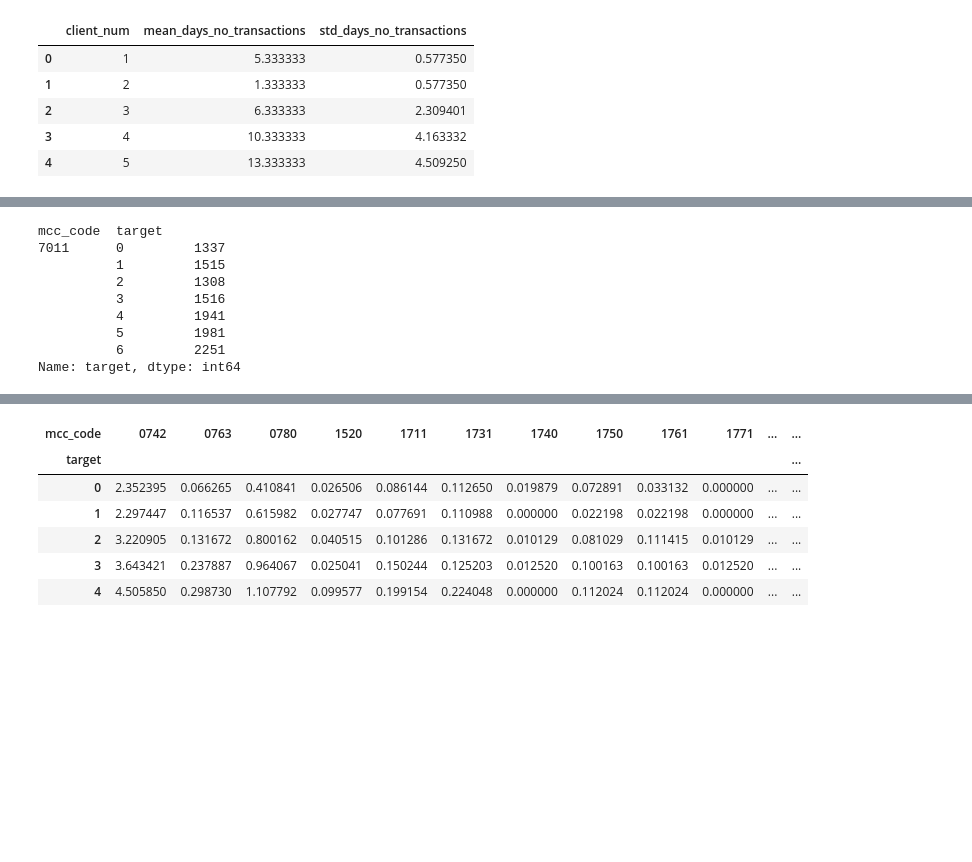
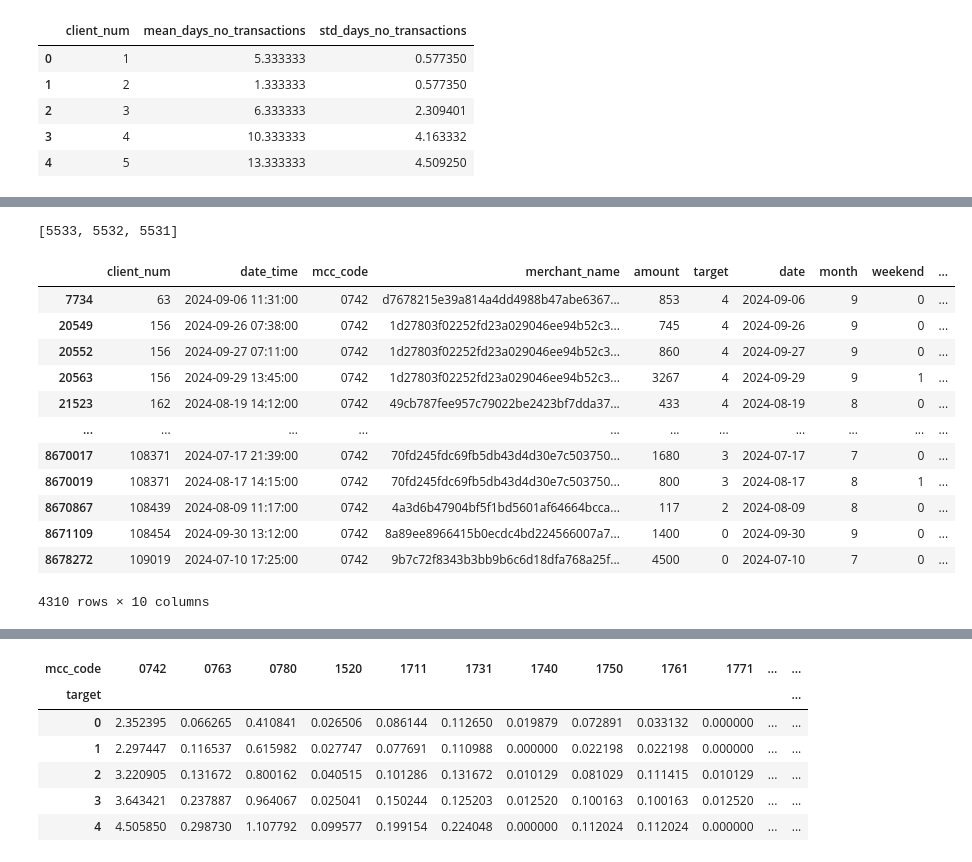
Before and after one commit to ATHigh/Alfa-Summer-Challenge, a Jupyter notebook: src/solution.ipynb, the cells around one changed output, grey strips where cells are left out. Drawn from its saved outputs; the diff is of its cells as text; code cells hidden in the pictures; blank space fills up the shorter version.

Commit message:
added feature group mcc, decrease metric

```diff
--- a/src/solution.ipynb
+++ b/src/solution.ipynb
@@ -614,25 +582,24 @@ plt.grid(axis='y')
+# %%
+l = list(map(int, df_txn['mcc_code'].unique().tolist()))
+elements_in_range = [x for x in l if 5531 <= x <= 5533]
+elements_in_range
+# %% [output]
+[5533, 5532, 5531]
 # %%
-cafes = [5812, 5813, 5814]
-buses = [4111, 4112, 4131]
-taxi = 4121
-carshare = 7512 #богатые не тратят особо на эти категории
-parking = 7523
-hotels = [7011] #бедные не тратятся на гостиницы
-beauty = [5977, 7230] #богатые следят за собой
-# finance = [6012, 6050, 6051]
-cash = [6010, 6011]
-medicine = [8062]
-supermarkets = [5311, 5422, 5441, 5451, 5462, 5300]
-home = [5200, 5712]
+mcc_groups = {
+    'aviasales': [3011, 3047, 3000, 3048, 3026, 3032],
+    'pharmacy': [5122, 5295, 5292, 5912],
+    'cafes': [5811, 5812, 5813],
+    'fastfood': [5814],
+    'buses': [4111, 4112, 4131],
+    'taxi': [4121],
+    'carshare': [7512],
+    'parking': [7523],
+    'hotels': [7011],
+    'beauty': [5977, 7230],
+    'finance': [6012, 6050, 6051],
+    'cash': [6010, 6011],
+    'medicine': [8062],
+    'supermarkets': [5311, 5422, 5441, 5451, 5462, 5300],
+    'home': [5200, 5712]
+}
-# %%
-df_train_merged.loc[df_train_merged['mcc_code'] == '7011'].groupby(by=['mcc_code', 'target'])['target'].count().groupby('target').head()
-# %% [output]
-mcc_code  target
-7011      0         1337
-          1         1515
-          2         1308
-          3         1516
-          4         1941
-          5         1981
-          6         2251
-Name: target, dtype: int64
@@ -638,0 +631,24 @@ Name: target, dtype: int64
+# %%
+def mcc_to_group(mcc):
+    for group, codes in mcc_groups.items():
+        if int(mcc) in codes:
+            return group
+    return 'other'
+
+df_train_merged['mcc_group'] = df_train_merged['mcc_code'].astype(int).apply(mcc_to_group)
+# %%
+df_train_merged.loc[df_train_merged['mcc_code'] == '0742']
+# %% [output]
+|  | client_num | date_time | mcc_code | merchant_name | amount | target | date | month | weekend | ... |
+| 7734 | 63 | 2024-09-06 11:31:00 | 0742 | d7678215e39a814a4dd4988b47abe6367... | 853 | 4 | 2024-09-06 | 9 | 0 | ... |
+| 20549 | 156 | 2024-09-26 07:38:00 | 0742 | 1d27803f02252fd23a029046ee94b52c3... | 745 | 4 | 2024-09-26 | 9 | 0 | ... |
+| 20552 | 156 | 2024-09-27 07:11:00 | 0742 | 1d27803f02252fd23a029046ee94b52c3... | 860 | 4 | 2024-09-27 | 9 | 0 | ... |
+| 20563 | 156 | 2024-09-29 13:45:00 | 0742 | 1d27803f02252fd23a029046ee94b52c3... | 3267 | 4 | 2024-09-29 | 9 | 1 | ... |
+| 21523 | 162 | 2024-08-19 14:12:00 | 0742 | 49cb787fee957c79022be2423bf7dda37... | 433 | 4 | 2024-08-19 | 8 | 0 | ... |
+| ... | ... | ... | ... | ... | ... | ... | ... | ... | ... | ... |
+| 8670017 | 108371 | 2024-07-17 21:39:00 | 0742 | 70fd245fdc69fb5db43d4d30e7c503750... | 1680 | 3 | 2024-07-17 | 7 | 0 | ... |
+| 8670019 | 108371 | 2024-08-17 14:15:00 | 0742 | 70fd245fdc69fb5db43d4d30e7c503750... | 800 | 3 | 2024-08-17 | 8 | 1 | ... |
+| 8670867 | 108439 | 2024-08-09 11:17:00 | 0742 | 4a3d6b47904bf5f1bd5601af64664bcca... | 117 | 2 | 2024-08-09 | 8 | 0 | ... |
+| 8671109 | 108454 | 2024-09-30 13:12:00 | 0742 | 8a89ee8966415b0ecdc4bd224566007a7... | 1400 | 0 | 2024-09-30 | 9 | 0 | ... |
+| 8678272 | 109019 | 2024-07-10 17:25:00 | 0742 | 9b7c72f8343b3bb9b6c6d18dfa768a25f... | 4500 | 0 | 2024-07-10 | 7 | 0 | ... |
+4310 rows × 10 columns
```
Also changed, not shown: parts of 33 cells of this notebook.
